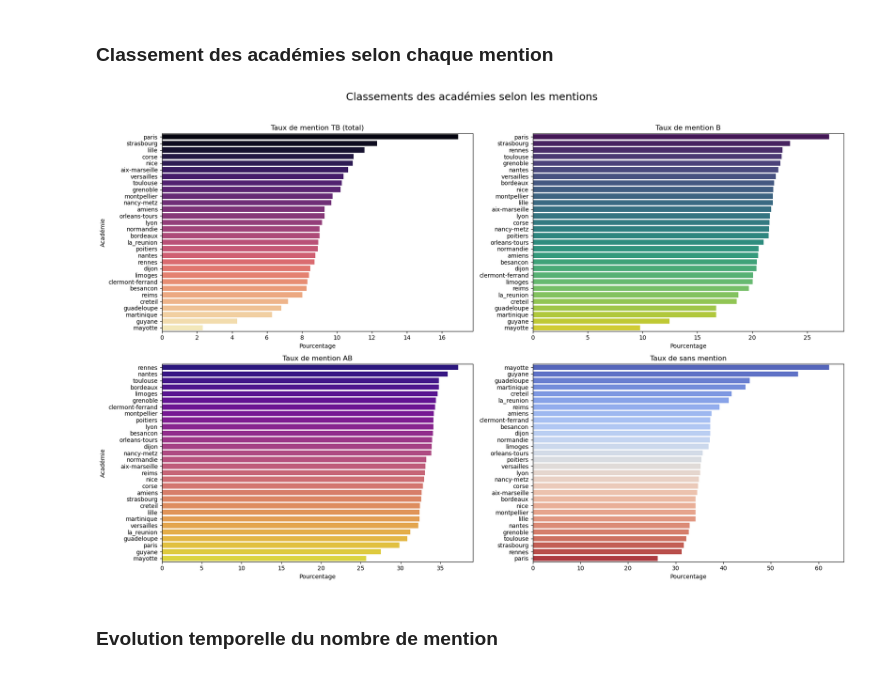
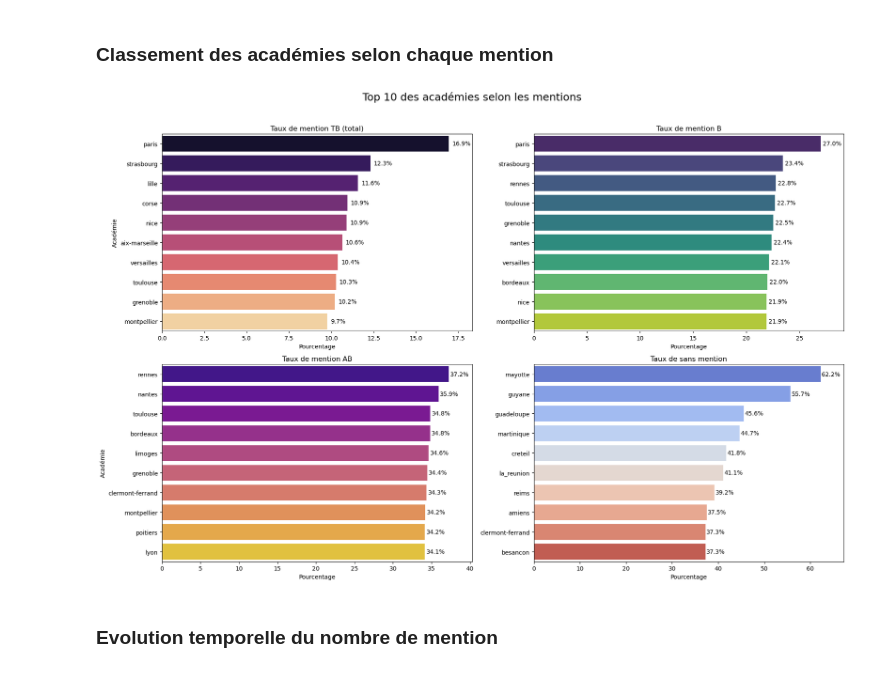
Before and after one commit to GregA2026/Education_project, a Jupyter notebook: mention/EDA.ipynb, the cells around one changed output. Drawn from its saved outputs; the diff is of its cells as text; code cells hidden in the pictures.

```diff
--- a/mention/EDA.ipynb
+++ b/mention/EDA.ipynb
@@ -523,43 +523,62 @@ acad = df.groupby("academie")[admis_mention].sum()
 acad_pct = acad.div(acad.sum(axis=1), axis=0) * 100
 
 #Classements
-classement_tb = acad_pct["mention_tb"].sort_values(ascending=False)
-classement_b  = acad_pct["mention_b"].sort_values(ascending=False)
-classement_ab = acad_pct["mention_ab"].sort_values(ascending=False)
-classement_sans = acad_pct["sans_mention"].sort_values(ascending=False)
+classement_tb = acad_pct["mention_tb"].sort_values(ascending=False).head(10)
+classement_b  = acad_pct["mention_b"].sort_values(ascending=False).head(10)
+classement_ab = acad_pct["mention_ab"].sort_values(ascending=False).head(10)
+classement_sans = acad_pct["sans_mention"].sort_values(ascending=False).head(10)
+
+#Fonction utilitaire pour ajouter les labels
+def add_labels(ax):
+    for p in ax.patches:
+        value = p.get_width()
+        ax.text(
+            p.get_width() + 0.2,              # position x
+            p.get_y() + p.get_height() / 2,   # position y
+            f"{value:.1f}%",                  # texte
+            va="center"
+        )
 
 #Création des subplots
 fig, axes = plt.subplots(2, 2, figsize=(18, 12))
-fig.suptitle("Classements des académies selon les mentions", fontsize=18)
+fig.suptitle("Top 10 des académies selon les mentions", fontsize=18)
 
 #Graphique 1 : TB total
 sns.barplot(ax=axes[0,0], x=classement_tb.values, y=classement_tb.index, hue=classement_tb.index, palette="magma", legend=False)
 axes[0,0].set_title("Taux de mention TB (total)")
 axes[0,0].set_xlabel("Pourcentage")
 axes[0,0].set_ylabel("Académie")
+axes[0,0].set_xlim(0, axes[0,0].get_xlim()[1] * 1.03)
+add_labels(axes[0,0])
 
 #Graphique 2 : Mention Bien
 sns.barplot(ax=axes[0,1], x=classement_b.values, y=classement_b.index, hue=classement_b.index, palette="viridis", legend=False)
 axes[0,1].set_title("Taux de mention B")
 axes[0,1].set_xlabel("Pourcentage")
 axes[0,1].set_ylabel("")
+axes[0,1].set_xlim(0, axes[0,1].get_xlim()[1] * 1.03)
+add_labels(axes[0,1])
 
 #Graphique 3 : Mention Assez Bien
 sns.barplot(ax=axes[1,0], x=classement_ab.values, y=classement_ab.index, hue=classement_ab.index, palette="plasma", legend=False)
 axes[1,0].set_title("Taux de mention AB")
 axes[1,0].set_xlabel("Pourcentage")
 axes[1,0].set_ylabel("Académie")
+axes[1,0].set_xlim(0, axes[1,0].get_xlim()[1] * 1.03)
+add_labels(axes[1,0])
 
 #Graphique 4 : Sans mention
-sns.barplot(ax=axes[1,1], x=classement_sans.values, y=classement_sans.index, hue=classement_ab.index, palette="coolwarm", legend=False)
+sns.barplot(ax=axes[1,1], x=classement_sans.values, y=classement_sans.index, hue=classement_sans.index, palette="coolwarm", legend=False)
 axes[1,1].set_title("Taux de sans mention")
 axes[1,1].set_xlabel("Pourcentage")
 axes[1,1].set_ylabel("")
+axes[1,1].set_xlim(0, axes[1,1].get_xlim()[1] * 1.03)
+add_labels(axes[1,1])
 
 plt.tight_layout(rect=[0, 0, 1, 0.96])
 plt.show()
 # %% [output]
-[figure, old version]
+[figure, new version]
 # %% [markdown]
 ### Evolution temporelle du nombre de mention
 # %%
```
Also changed, not shown: parts of 3 cells of this notebook, 2 other files.
